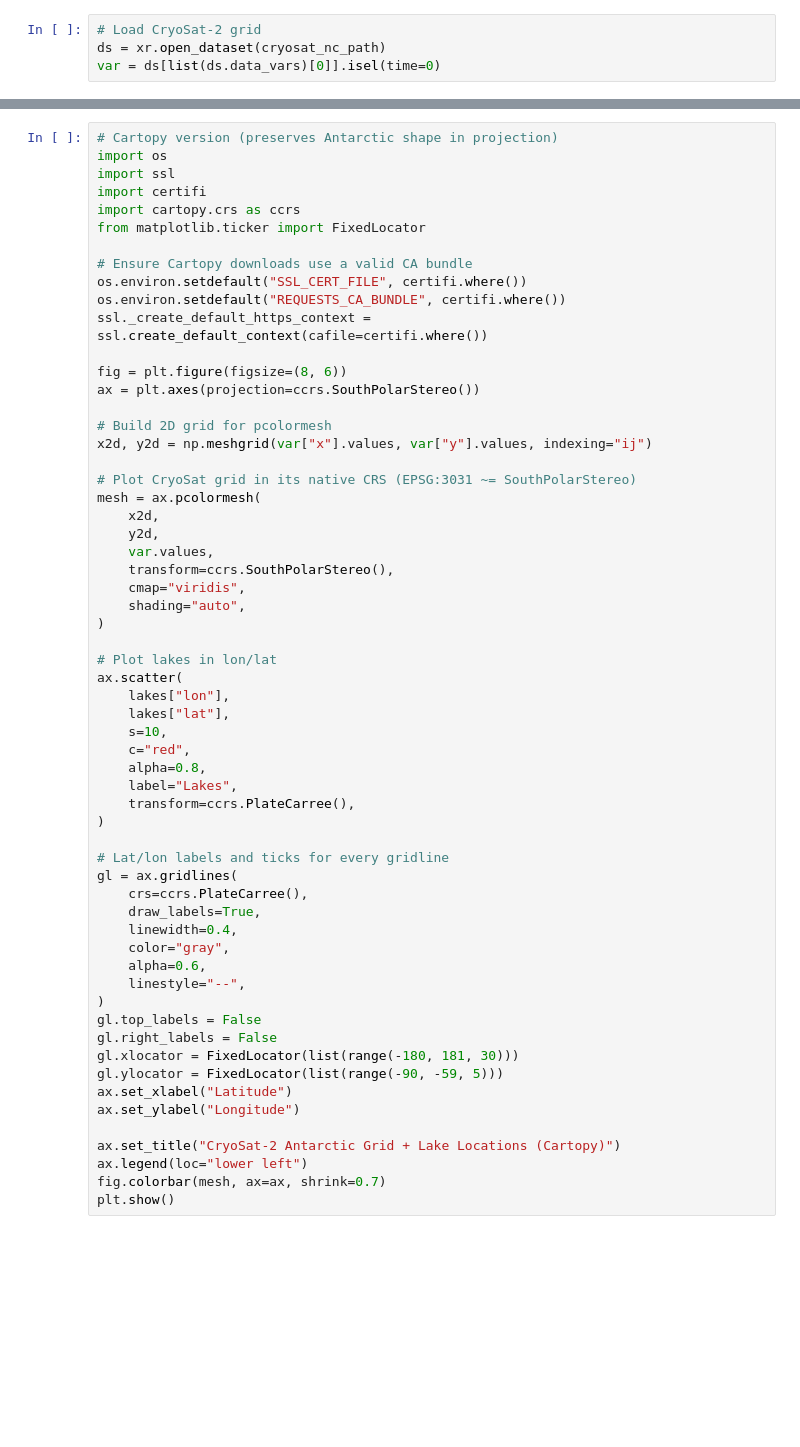
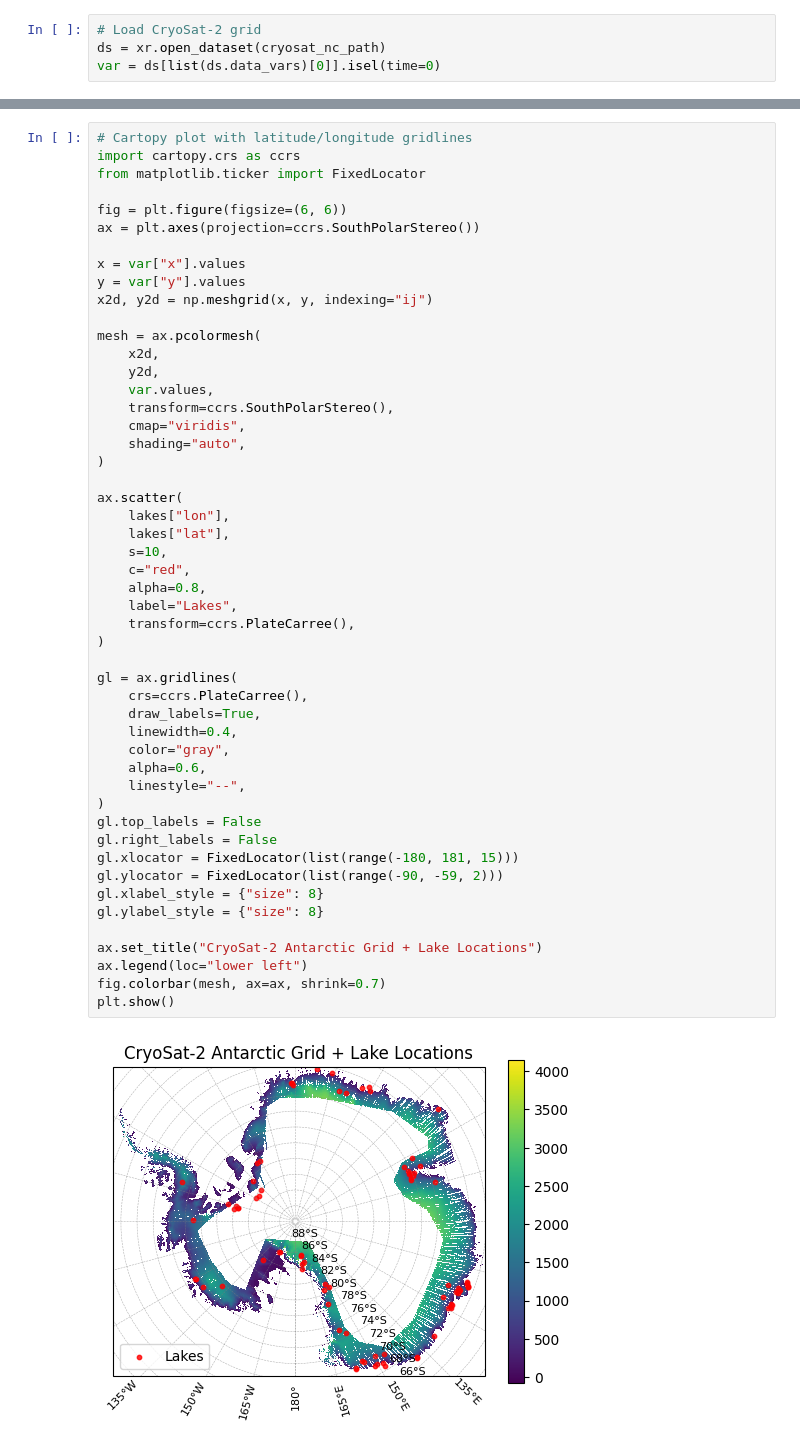
Before and after one commit to UW-MLGEO/MLGEO2026_Subglacial_Lakes, a Jupyter notebook: Notebooks/4.1_Lake_Location_Overlay.ipynb, the cells around one changed output, grey strips where cells are left out. Cells and saved outputs as stored; diff of their text form; blank space fills up the shorter version.

Commit message:
Add CryoSat downloads and temp file

```diff
--- a/Notebooks/4.1_Lake_Location_Overlay.ipynb
+++ b/Notebooks/4.1_Lake_Location_Overlay.ipynb
@@ -133,60 +153,52 @@ if not Path(target_path).exists():
 # %%
-# Cartopy version (preserves Antarctic shape in projection)
-import os
-import ssl
-import certifi
+# Cartopy plot with latitude/longitude gridlines
 import cartopy.crs as ccrs
 from matplotlib.ticker import FixedLocator
 
-# Ensure Cartopy downloads use a valid CA bundle
-os.environ.setdefault("SSL_CERT_FILE", certifi.where())
-os.environ.setdefault("REQUESTS_CA_BUNDLE", certifi.where())
-ssl._create_default_https_context = ssl.create_default_context(cafile=certifi.where())
-
-fig = plt.figure(figsize=(8, 6))
+fig = plt.figure(figsize=(6, 6))
 ax = plt.axes(projection=ccrs.SouthPolarStereo())
 
-# Build 2D grid for pcolormesh
-x2d, y2d = np.meshgrid(var["x"].values, var["y"].values, indexing="ij")
+x = var["x"].values
+y = var["y"].values
+x2d, y2d = np.meshgrid(x, y, indexing="ij")
 
-# Plot CryoSat grid in its native CRS (EPSG:3031 ~= SouthPolarStereo)
 mesh = ax.pcolormesh(
     x2d,
     y2d,
     var.values,
     transform=ccrs.SouthPolarStereo(),
     cmap="viridis",
     shading="auto",
 )
 
-# Plot lakes in lon/lat
 ax.scatter(
     lakes["lon"],
     lakes["lat"],
     s=10,
     c="red",
     alpha=0.8,
     label="Lakes",
     transform=ccrs.PlateCarree(),
 )
 
-# Lat/lon labels and ticks for every gridline
 gl = ax.gridlines(
     crs=ccrs.PlateCarree(),
     draw_labels=True,
     linewidth=0.4,
     color="gray",
     alpha=0.6,
     linestyle="--",
 )
 gl.top_labels = False
 gl.right_labels = False
-gl.xlocator = FixedLocator(list(range(-180, 181, 30)))
-gl.ylocator = FixedLocator(list(range(-90, -59, 5)))
-ax.set_xlabel("Latitude")
-ax.set_ylabel("Longitude")
+gl.xlocator = FixedLocator(list(range(-180, 181, 15)))
+gl.ylocator = FixedLocator(list(range(-90, -59, 2)))
+gl.xlabel_style = {"size": 8}
+gl.ylabel_style = {"size": 8}
 
-ax.set_title("CryoSat-2 Antarctic Grid + Lake Locations (Cartopy)")
+ax.set_title("CryoSat-2 Antarctic Grid + Lake Locations")
 ax.legend(loc="lower left")
 fig.colorbar(mesh, ax=ax, shrink=0.7)
 plt.show()
+# %% [output]
+[figure, added]
```
Also changed, not shown: parts of 7 cells of this notebook, 5 other files.
